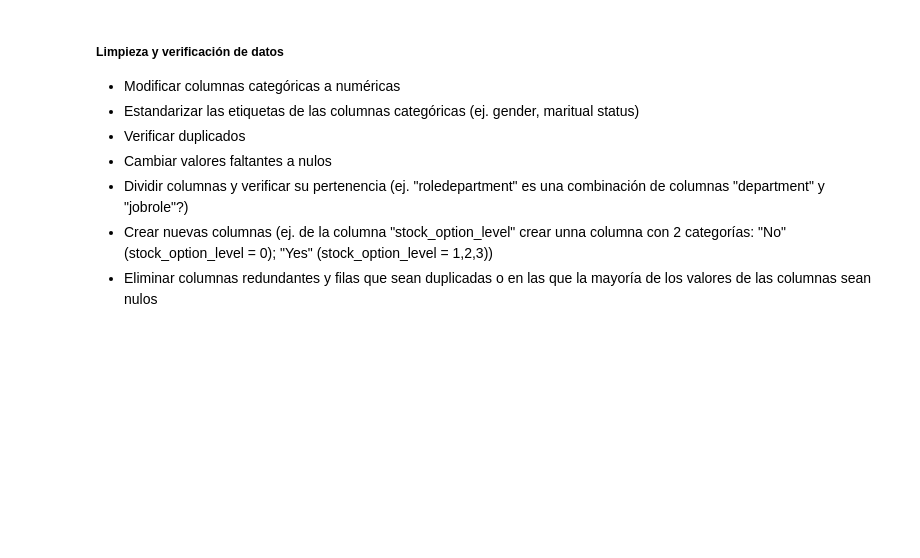
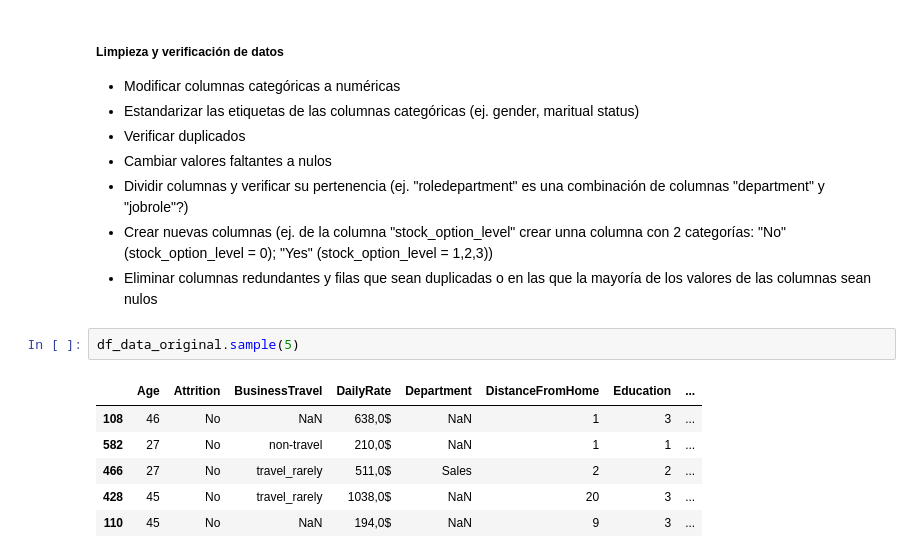
Before and after one commit to Adalab/proyecto-da-promo-Farzana-modulo3-team1, a Jupyter notebook: madre.ipynb, the cells around one changed output. Cells and saved outputs as stored; diff of their text form; blank space fills up the shorter version.

```diff
--- a/madre.ipynb
+++ b/madre.ipynb
@@ -72,3 +80,12 @@ df_data.head(2).T
 - Dividir columnas y verificar su pertenencia (ej. "roledepartment" es una combinación de columnas "department" y "jobrole"?)
 - Crear nuevas columnas (ej. de la columna "stock_option_level" crear unna columna con 2 categorías: "No" (stock_option_level = 0); "Yes" (stock_option_level = 1,2,3))
 - Eliminar columnas redundantes y filas que sean duplicadas o en las que la mayoría de los valores de las columnas sean nulos
+# %%
+df_data_original.sample(5)
+# %% [output]
+|  | Age | Attrition | BusinessTravel | DailyRate | Department | DistanceFromHome | Education | ... |
+| 108 | 46 | No | NaN | 638,0$ | NaN | 1 | 3 | ... |
+| 582 | 27 | No | non-travel | 210,0$ | NaN | 1 | 1 | ... |
+| 466 | 27 | No | travel_rarely | 511,0$ | Sales | 2 | 2 | ... |
+| 428 | 45 | No | travel_rarely | 1038,0$ | NaN | 20 | 3 | ... |
+| 110 | 45 | No | NaN | 194,0$ | NaN | 9 | 3 | ... |
```
Also changed, not shown: parts of 11 cells of this notebook.
